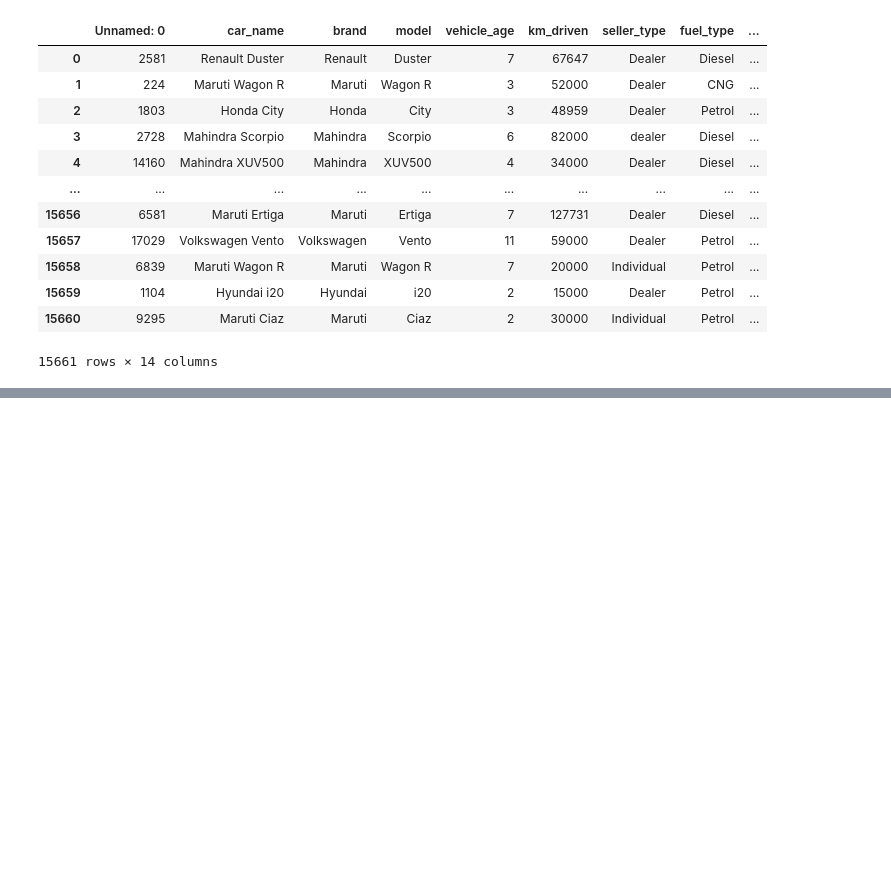
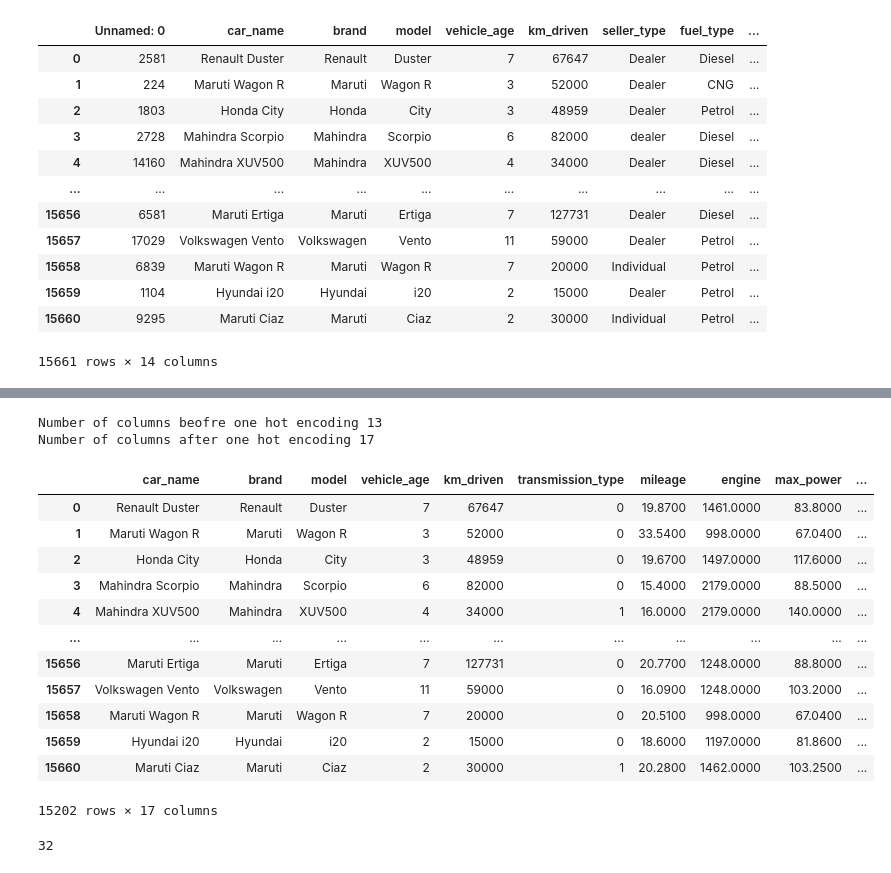
Before and after one commit to gracenaomi1122/my-first-repo, a Jupyter notebook: Batch2_Data_Cleaning.ipynb, the cells around one changed output, grey strips where cells are left out. Saved outputs shown, nothing was run; the diff lists cells and outputs as text; code cells hidden in the pictures; blank space fills up the shorter version.

```diff
--- a/Batch2_Data_Cleaning.ipynb
+++ b/Batch2_Data_Cleaning.ipynb
@@ -20,0 +507,5 @@ df
+# %%
+# Method 1: Simple map (recommended for binary)
+df['transmission_type'] = df['transmission_type'].map({'Manual': 0, 'Automatic': 1})
+
+df['transmission_type']
@@ -20,0 +527,28 @@ df
+# %%
+print(f"Number of columns beofre one hot encoding {df.shape[1]}")
+
+df = pd.get_dummies(df, columns = ['fuel_type', 'seller_type'], drop_first = True)
+
+print(f"Number of columns after one hot encoding {df.shape[1]}")
+
+df
+# %% [output]
+Number of columns beofre one hot encoding 13
+Number of columns after one hot encoding 17
+|  | car_name | brand | model | vehicle_age | km_driven | transmission_type | mileage | engine | max_power | ... |
+| 0 | Renault Duster | Renault | Duster | 7 | 67647 | 0 | 19.8700 | 1461.0000 | 83.8000 | ... |
+| 1 | Maruti Wagon R | Maruti | Wagon R | 3 | 52000 | 0 | 33.5400 | 998.0000 | 67.0400 | ... |
+| 2 | Honda City | Honda | City | 3 | 48959 | 0 | 19.6700 | 1497.0000 | 117.6000 | ... |
+| 3 | Mahindra Scorpio | Mahindra | Scorpio | 6 | 82000 | 0 | 15.4000 | 2179.0000 | 88.5000 | ... |
+| 4 | Mahindra XUV500 | Mahindra | XUV500 | 4 | 34000 | 1 | 16.0000 | 2179.0000 | 140.0000 | ... |
+| ... | ... | ... | ... | ... | ... | ... | ... | ... | ... | ... |
+| 15656 | Maruti Ertiga | Maruti | Ertiga | 7 | 127731 | 0 | 20.7700 | 1248.0000 | 88.8000 | ... |
+| 15657 | Volkswagen Vento | Volkswagen | Vento | 11 | 59000 | 0 | 16.0900 | 1248.0000 | 103.2000 | ... |
+| 15658 | Maruti Wagon R | Maruti | Wagon R | 7 | 20000 | 0 | 20.5100 | 998.0000 | 67.0400 | ... |
+| 15659 | Hyundai i20 | Hyundai | i20 | 2 | 15000 | 0 | 18.6000 | 1197.0000 | 81.8600 | ... |
+| 15660 | Maruti Ciaz | Maruti | Ciaz | 2 | 30000 | 1 | 20.2800 | 1462.0000 | 103.2500 | ... |
+15202 rows × 17 columns
+# %%
+df['brand'].nunique()
+# %% [output]
+32
```
Also changed, not shown: parts of 51 cells of this notebook.
